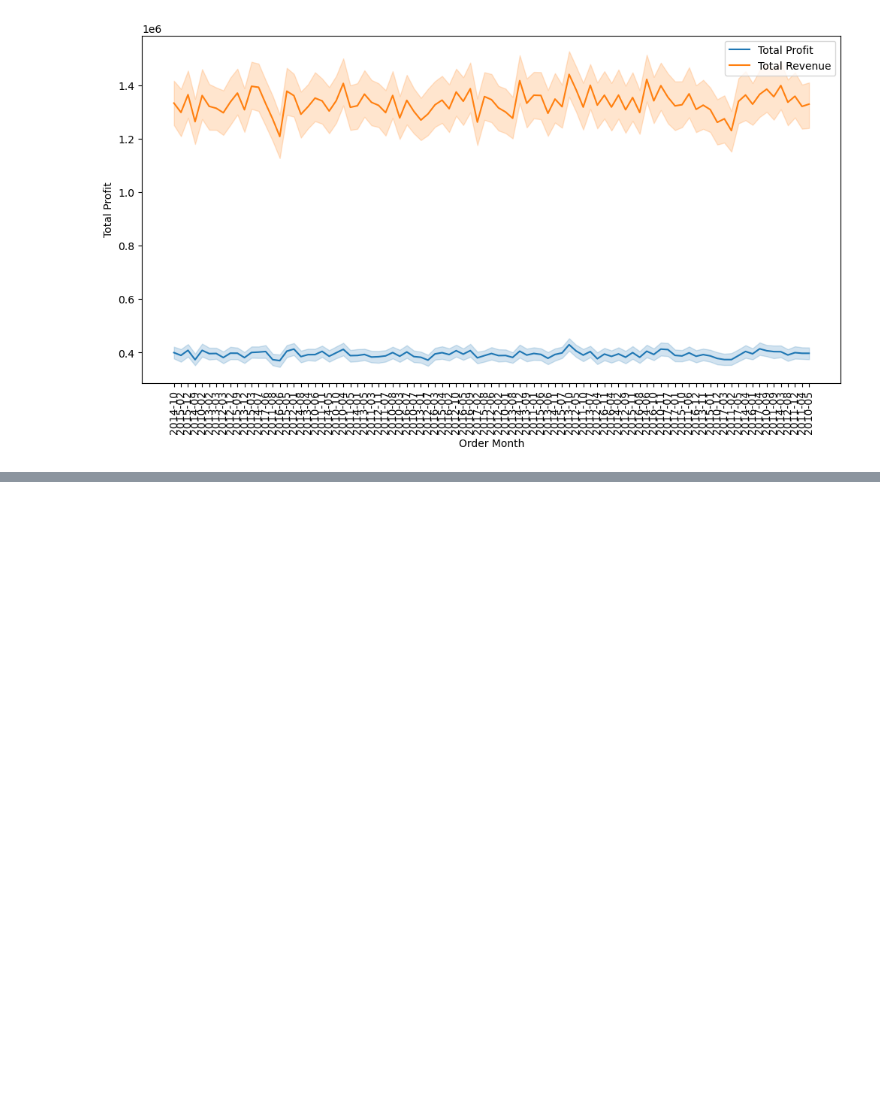
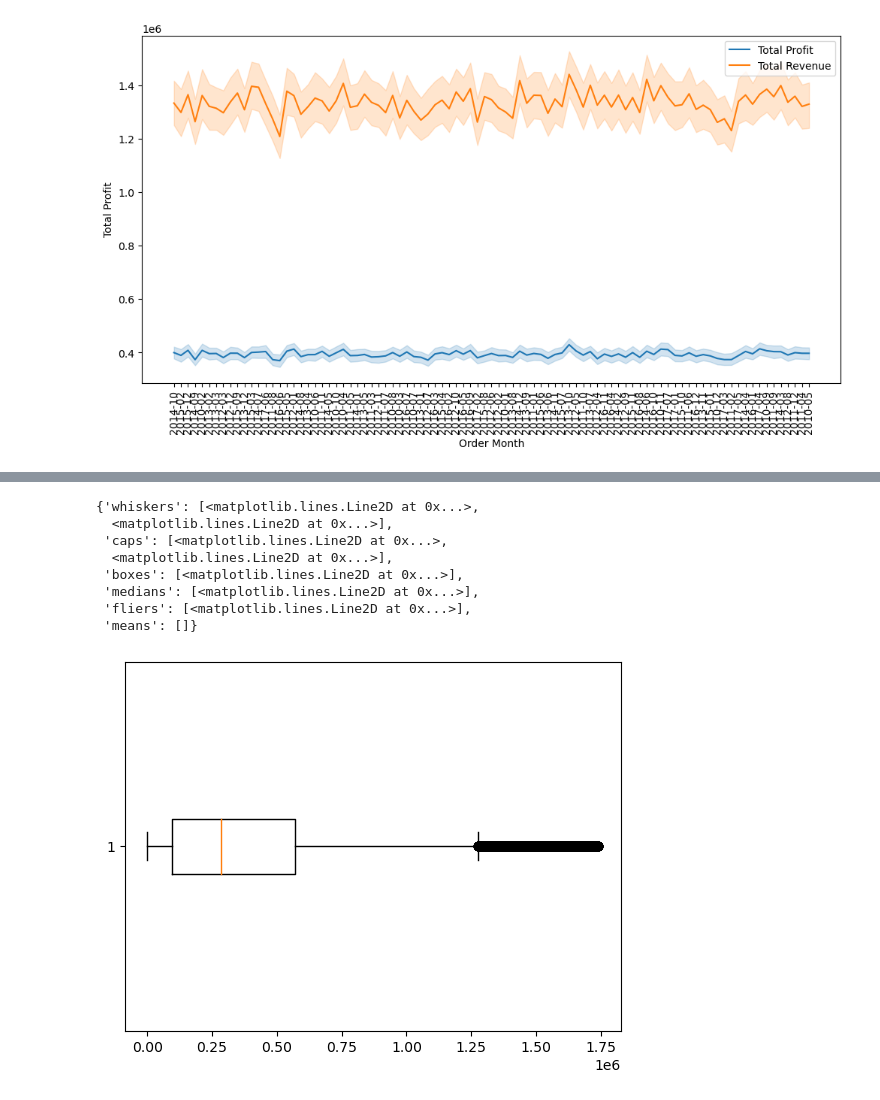
Before and after one commit to zanafiii/data-science-a-z, a Jupyter notebook: Part5_Data Visualization.ipynb, the cells around one changed output, grey strips where cells are left out. Saved outputs shown, nothing was run; the diff lists cells and outputs as text; code cells hidden in the pictures; blank space fills up the shorter version.

```diff
--- a/Part5_Data Visualization.ipynb
+++ b/Part5_Data Visualization.ipynb
@@ -120,0 +174,12 @@ plt.legend()
+# %%
+plt.boxplot(x = "Total Profit", data = df, vert = False)
+# %% [output]
+{'whiskers': [<matplotlib.lines.Line2D at 0x...>,
+  <matplotlib.lines.Line2D at 0x...>],
+ 'caps': [<matplotlib.lines.Line2D at 0x...>,
+  <matplotlib.lines.Line2D at 0x...>],
+ 'boxes': [<matplotlib.lines.Line2D at 0x...>],
+ 'medians': [<matplotlib.lines.Line2D at 0x...>],
+ 'fliers': [<matplotlib.lines.Line2D at 0x...>],
+ 'means': []}
+[figure, added]
```
Also changed, not shown: parts of 11 cells of this notebook.
